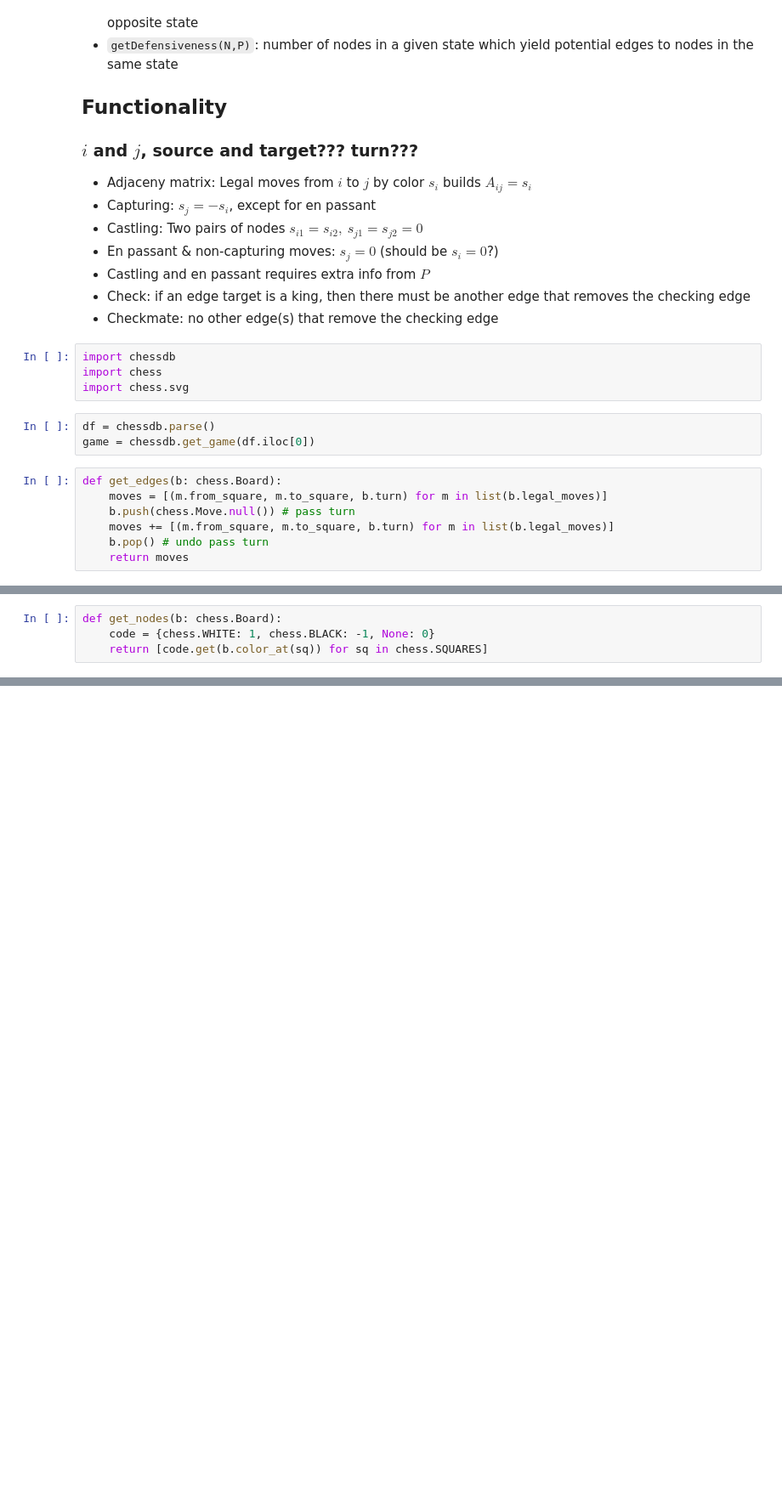
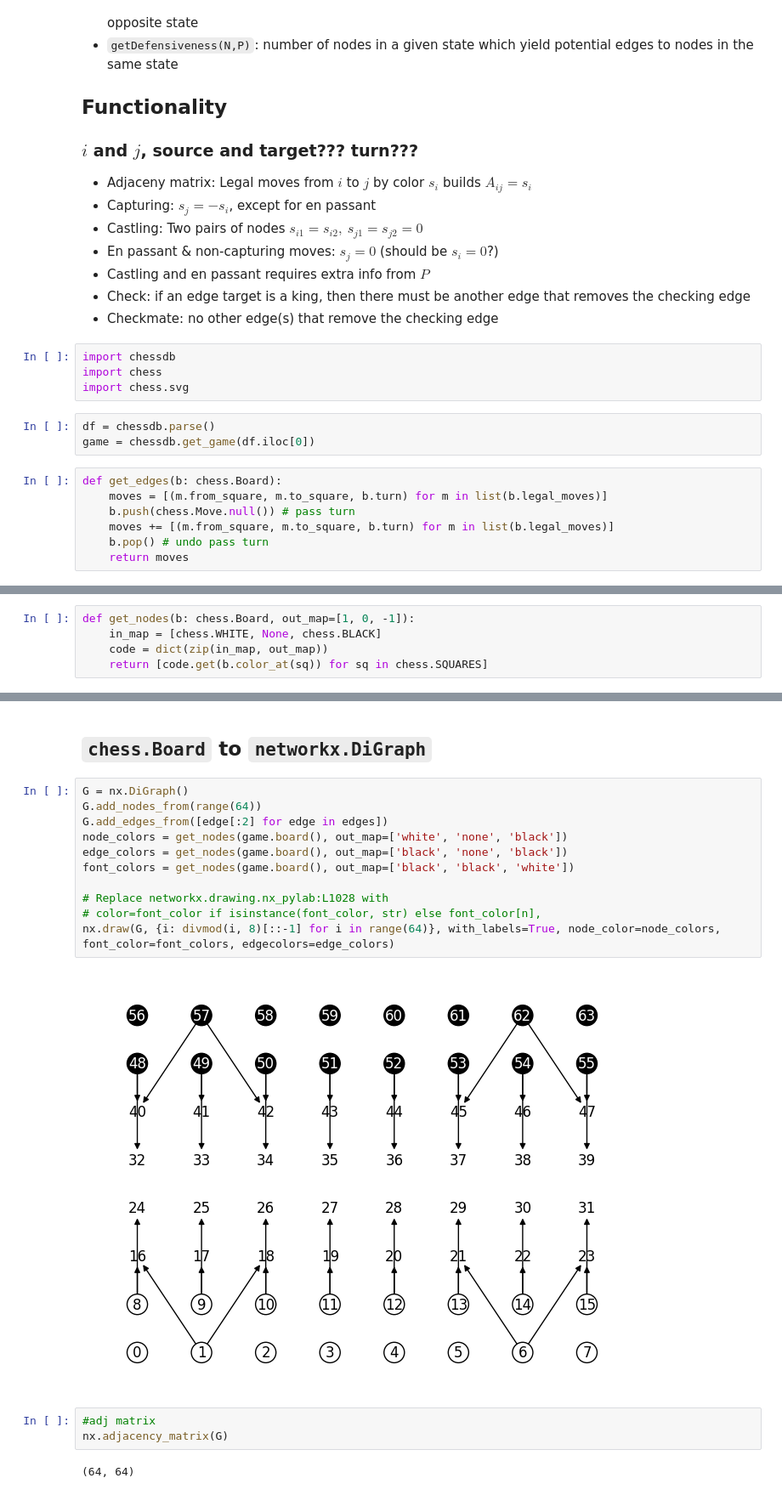
Before and after one commit to theroshogolla/graphmaster, a Jupyter notebook: chessy.ipynb, the cells around one changed output, grey strips where cells are left out. Shown at 85% size. Saved outputs shown, nothing was run; the diff lists cells and outputs as text; blank space fills up the shorter version.

Commit message:
chess.board to networkx.digraph

```diff
--- a/chessy.ipynb
+++ b/chessy.ipynb
@@ -57,6 +56,7 @@ chess.svg.board(game.board(),
 # %%
-def get_nodes(b: chess.Board):
-    code = {chess.WHITE: 1, chess.BLACK: -1, None: 0}
+def get_nodes(b: chess.Board, out_map=[1, 0, -1]):
+    in_map = [chess.WHITE, None, chess.BLACK]
+    code = dict(zip(in_map, out_map))
     return [code.get(b.color_at(sq)) for sq in chess.SQUARES]
 # %%
 # could use this for both get_nodes and get_position
@@ -65,0 +76,20 @@ game.board().piece_map
+# %% [markdown]
+## `chess.Board` to `networkx.DiGraph`
+# %%
+G = nx.DiGraph()
+G.add_nodes_from(range(64))
+G.add_edges_from([edge[:2] for edge in edges])
+node_colors = get_nodes(game.board(), out_map=['white', 'none', 'black'])
+edge_colors = get_nodes(game.board(), out_map=['black', 'none', 'black'])
+font_colors = get_nodes(game.board(), out_map=['black', 'black', 'white'])
+
+# Replace networkx.drawing.nx_pylab:L1028 with
+# color=font_color if isinstance(font_color, str) else font_color[n],
+nx.draw(G, {i: divmod(i, 8)[::-1] for i in range(64)}, with_labels=True, node_color=node_colors, font_color=font_colors, edgecolors=edge_colors)
+# %% [output]
+[figure, added]
+# %%
+#adj matrix
+nx.adjacency_matrix(G)
+# %% [output]
+(64, 64)
```
Also changed, not shown: parts of 4 cells of this notebook.
